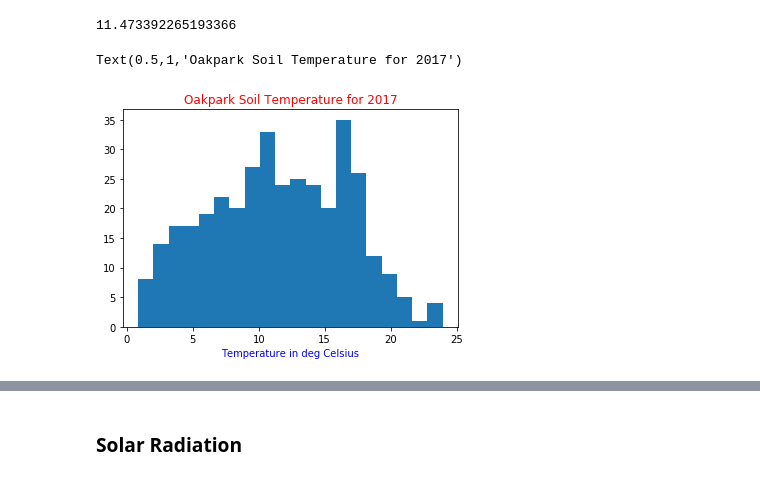
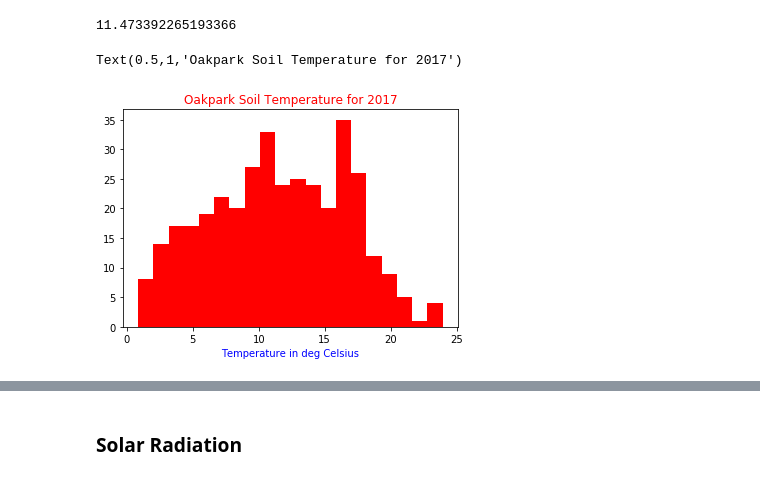
Before and after one commit to jruther/Programming_for_DA_PROJECT, a Jupyter notebook: Programming for DA _PROJECT-Copy2.ipynb, the cells around one changed output, grey strips where cells are left out. Saved outputs shown, nothing was run; the diff lists cells and outputs as text; code cells hidden in the pictures.

```diff
--- a/Programming for DA _PROJECT-Copy2.ipynb
+++ b/Programming for DA _PROJECT-Copy2.ipynb
@@ -326,9 +340,9 @@ d.mean() #quick check to see if the data selection is correct
 # %% [output]
 11.473392265193366
 # %%
-plt.hist(d, bins=20);
+plt.hist(d, bins=20, color='r');
 plt.xlabel('Temperature in deg Celsius', color='b')
 plt.title('Oakpark Soil Temperature for 2017', color='r')
 # %% [output]
 Text(0.5,1,'Oakpark Soil Temperature for 2017')
-[figure, old version]
+[figure, new version]
```
Also changed, not shown: parts of 30 cells of this notebook, 5 other files.
